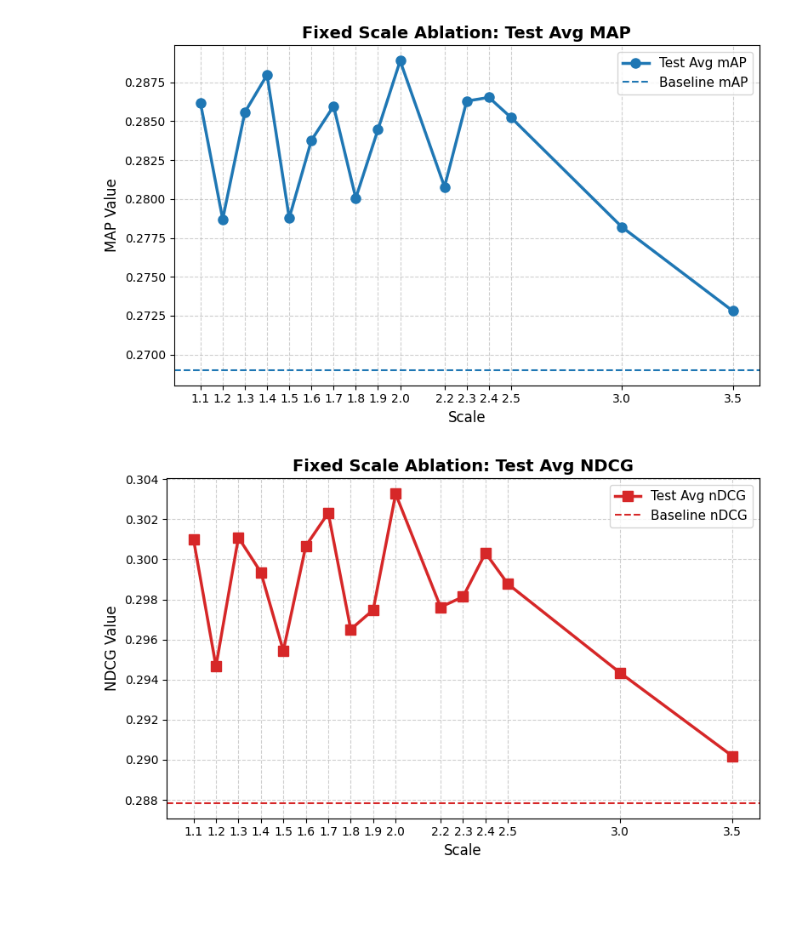
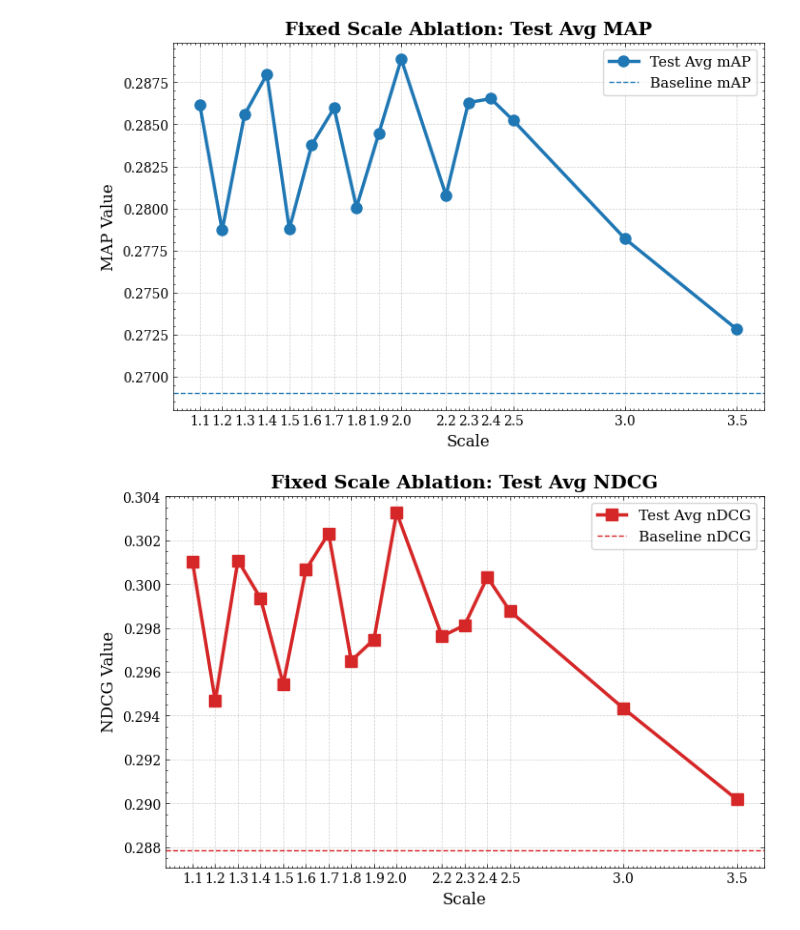
Before and after one commit to dhimitriosduka1/AVION, a Jupyter notebook: second_party/wandb/fixed_scale_ablation.ipynb, the cells around one changed output. Cells and saved outputs as stored; diff of their text form; code cells hidden in the pictures; blank space fills up the shorter version.

```diff
--- a/second_party/wandb/fixed_scale_ablation.ipynb
+++ b/second_party/wandb/fixed_scale_ablation.ipynb
@@ -1,5 +1,11 @@
 # %%
 from wandb_data_loader import WandbDataLoader
+import scienceplots
+import matplotlib.pyplot as plt
+import numpy as np
+
+plt.style.use('science')
+plt.rcParams['text.usetex'] = False
 # %%
 wandb_data_loader = WandbDataLoader(
     entity="dduka-max-planck-society",
@@ -51,9 +56,6 @@ for i in range(len(df)):
 # Order based on the keys
 results = dict(sorted(results.items()))
 # %%
-import matplotlib.pyplot as plt
-import numpy as np
-
 # Extract keys and values
 scales = list(results.keys())
 test_avg_maps = [results[scale]['test_avg_map'] for scale in scales]
@@ -70,34 +72,34 @@ baseline_avg_maps_value = 0.26902
 baseline_avg_ndcgs_value = 0.28785
 
 # --- Plot 1: MAP ---
 plt.figure(figsize=(8, 5))
 plt.plot(x, test_avg_maps, marker='o', linewidth=2.5, markersize=8,
          color='#1f77b4', label='Test Avg mAP')
 plt.axhline(y=baseline_avg_maps_value, color='#1f77b4', linestyle='--', label='Baseline mAP')
 plt.xlabel('Scale', fontsize=12)
 plt.ylabel('MAP Value', fontsize=12)
 plt.title('Fixed Scale Ablation: Test Avg MAP', fontsize=14, fontweight='bold')
 plt.xticks(x, scales, rotation=0, fontsize=10)
 plt.yticks(fontsize=10)
 plt.grid(True, linestyle='--', alpha=0.6)
 plt.legend(frameon=True, fontsize=11)
-plt.tight_layout()
+# plt.tight_layout()
 plt.show()
 
 # --- Plot 2: NDCG ---
 plt.figure(figsize=(8, 5))
 plt.plot(x, test_avg_ndcgs, marker='s', linewidth=2.5, markersize=8,
          color='#d62728', label='Test Avg nDCG')
 plt.axhline(y=baseline_avg_ndcgs_value, color='#d62728', linestyle='--', label='Baseline nDCG')
 plt.xlabel('Scale', fontsize=12)
 plt.ylabel('NDCG Value', fontsize=12)
 plt.title('Fixed Scale Ablation: Test Avg NDCG', fontsize=14, fontweight='bold')
 plt.xticks(x, scales, rotation=0, fontsize=10)
 plt.yticks(fontsize=10)
 plt.grid(True, linestyle='--', alpha=0.6)
 plt.legend(frameon=True, fontsize=11)
-plt.tight_layout()
+# plt.tight_layout()
 plt.show()
 # %% [output]
-[figure, old version]
+[figure, new version]
-[figure, old version]
+[figure, new version]
```
Also changed, not shown: parts of 1 cell of this notebook, 3 other files.
